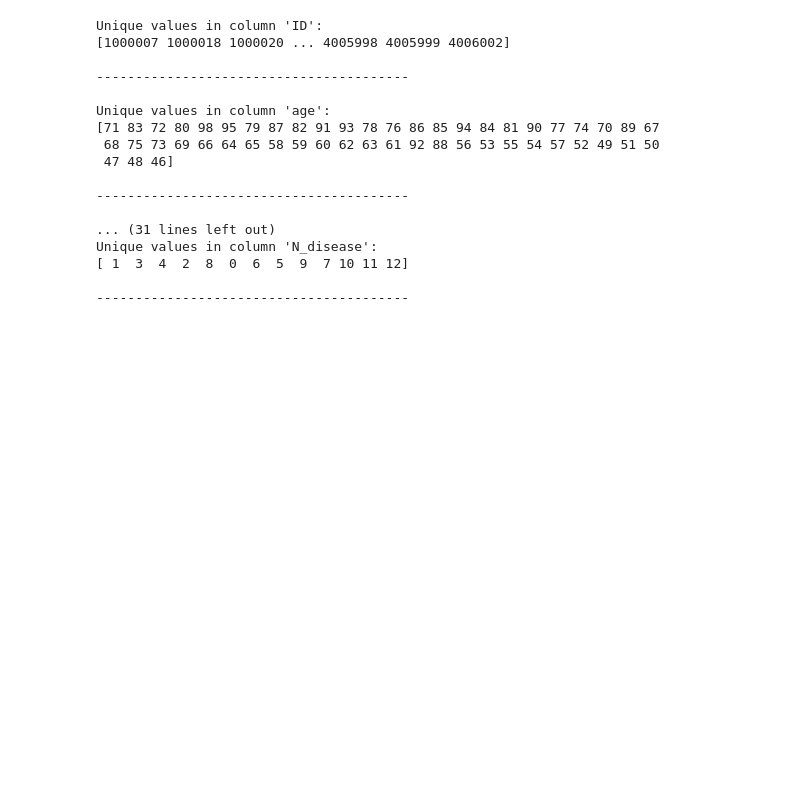
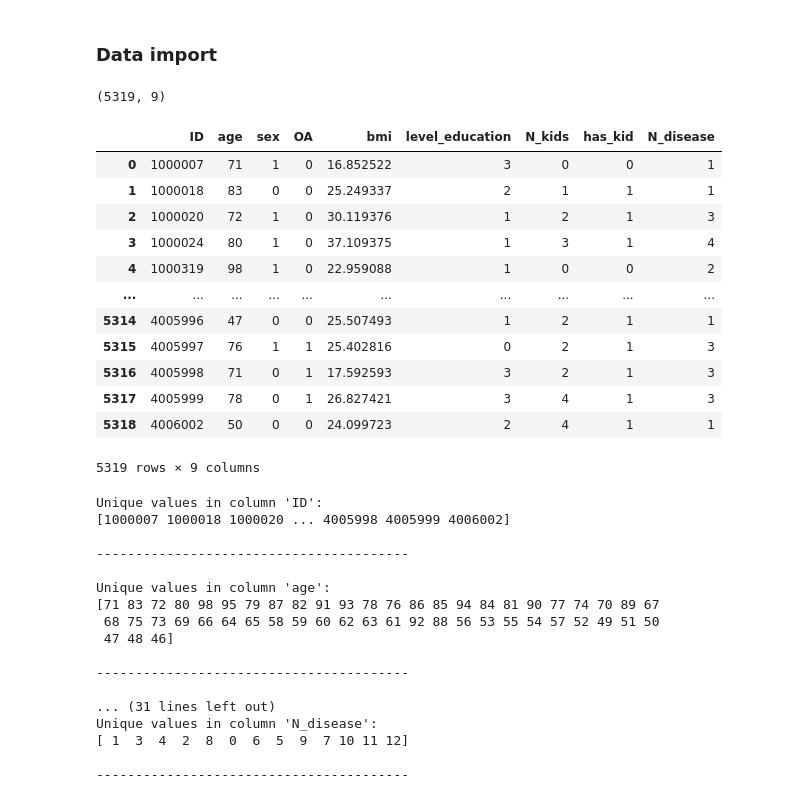
Before and after one commit to Mahdieh-Rafiei/PregOA, a Jupyter notebook: 2.analysis_withConfounder.ipynb, the cells around one changed output. Saved outputs shown, nothing was run; the diff lists cells and outputs as text; code cells hidden in the pictures; blank space fills up the shorter version.

```diff
--- a/2.analysis_withConfounder.ipynb
+++ b/2.analysis_withConfounder.ipynb
@@ -3,10 +3,27 @@ import pandas as pd
 import matplotlib.pyplot as plt
 import statsmodels.api as sm
 import numpy as np
+# %% [markdown]
+### Data import
 # %%
-df = pd.read_csv('data/confounder2021.csv').drop(columns=['Unnamed: 0'])
+df = pd.read_csv('/Users/supratim/Desktop/PregOA_additionals/confounder2021.csv').drop(columns=['Unnamed: 0'])
 print(df.shape)
 df
+# %% [output]
+(5319, 9)
+|  | ID | age | sex | OA | bmi | level_education | N_kids | has_kid | N_disease |
+| 0 | 1000007 | 71 | 1 | 0 | 16.852522 | 3 | 0 | 0 | 1 |
+| 1 | 1000018 | 83 | 0 | 0 | 25.249337 | 2 | 1 | 1 | 1 |
+| 2 | 1000020 | 72 | 1 | 0 | 30.119376 | 1 | 2 | 1 | 3 |
+| 3 | 1000024 | 80 | 1 | 0 | 37.109375 | 1 | 3 | 1 | 4 |
+| 4 | 1000319 | 98 | 1 | 0 | 22.959088 | 1 | 0 | 0 | 2 |
+| ... | ... | ... | ... | ... | ... | ... | ... | ... | ... |
+| 5314 | 4005996 | 47 | 0 | 0 | 25.507493 | 1 | 2 | 1 | 1 |
+| 5315 | 4005997 | 76 | 1 | 1 | 25.402816 | 0 | 2 | 1 | 3 |
+| 5316 | 4005998 | 71 | 0 | 1 | 17.592593 | 3 | 2 | 1 | 3 |
+| 5317 | 4005999 | 78 | 0 | 1 | 26.827421 | 3 | 4 | 1 | 3 |
+| 5318 | 4006002 | 50 | 0 | 0 | 24.099723 | 2 | 4 | 1 | 1 |
+5319 rows × 9 columns
 # %%
 # unique values
 for column in df.columns:
```
Also changed, not shown: parts of 30 cells of this notebook, 1 other file.
